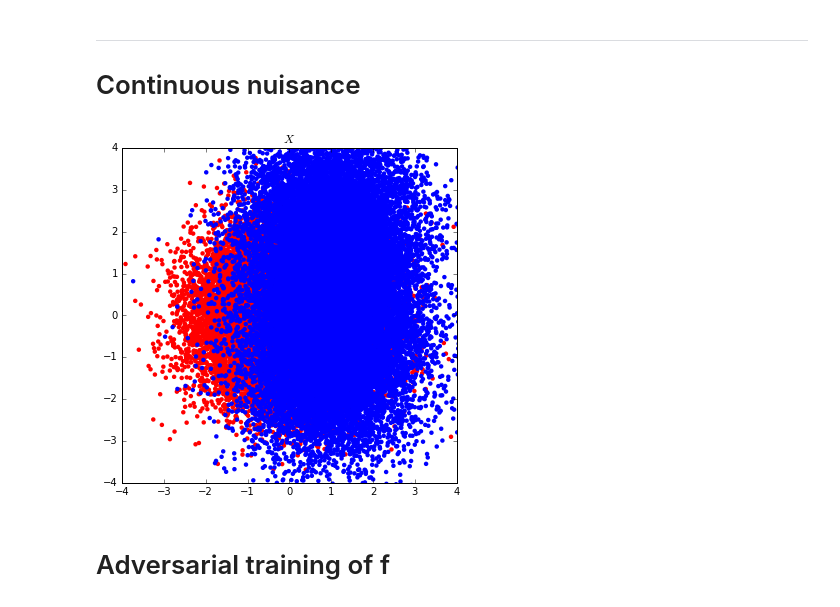
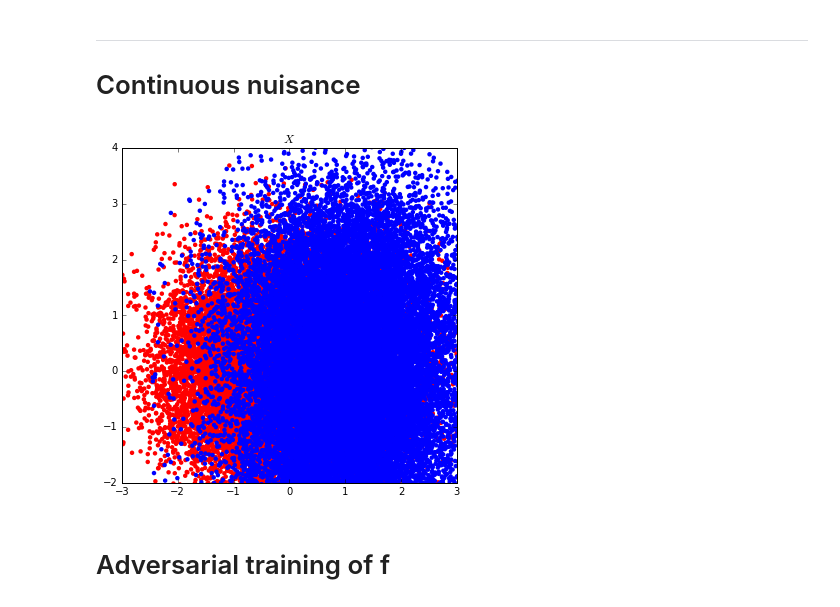
Before and after one commit to glouppe/paper-learning-to-pivot, a Jupyter notebook: code/Toy.ipynb, the cells around one changed output. Cells and saved outputs as stored; diff of their text form; code cells hidden in the pictures.

```diff
--- a/code/Toy.ipynb
+++ b/code/Toy.ipynb
@@ -464,12 +464,12 @@ print(mean_entropy_f)
 
 # Continuous nuisance
 # %%
-np.random.seed = 1234
+np.random.seed = 777
 from carl.distributions import Mixture, MultivariateNormal, Uniform
 
 p0 = MultivariateNormal(mu=np.array([0., 0.]), sigma=np.eye(2))
 p1 = MultivariateNormal(mu=np.array([1., -1.]), sigma=np.eye(2))
-pz = Uniform(low=0, high=5.0)
+pz = Uniform(low=0, high=4.0)
 # %%
 n_samples = 50000
 
@@ -485,12 +485,12 @@ y[n_samples // 2:] = 1
 # %%
 plt.title("$X$")
 plt.scatter(X[y==0, 0], X[y==0, 1], c="r", marker="o", edgecolors="none")
 plt.scatter(X[y==1, 0], X[y==1, 1], c="b", marker="o", edgecolors="none")
-plt.xlim(-4, 4)
-plt.ylim(-4, 4)
+plt.xlim(-3,3)
+plt.ylim(-2,4)
 plt.show()
 # %% [output]
-[figure, old version]
+[figure, new version]
 # %% [markdown]
 # Adversarial training of f
 # %%
```
Also changed, not shown: parts of 44 cells of this notebook, 7 other files.
